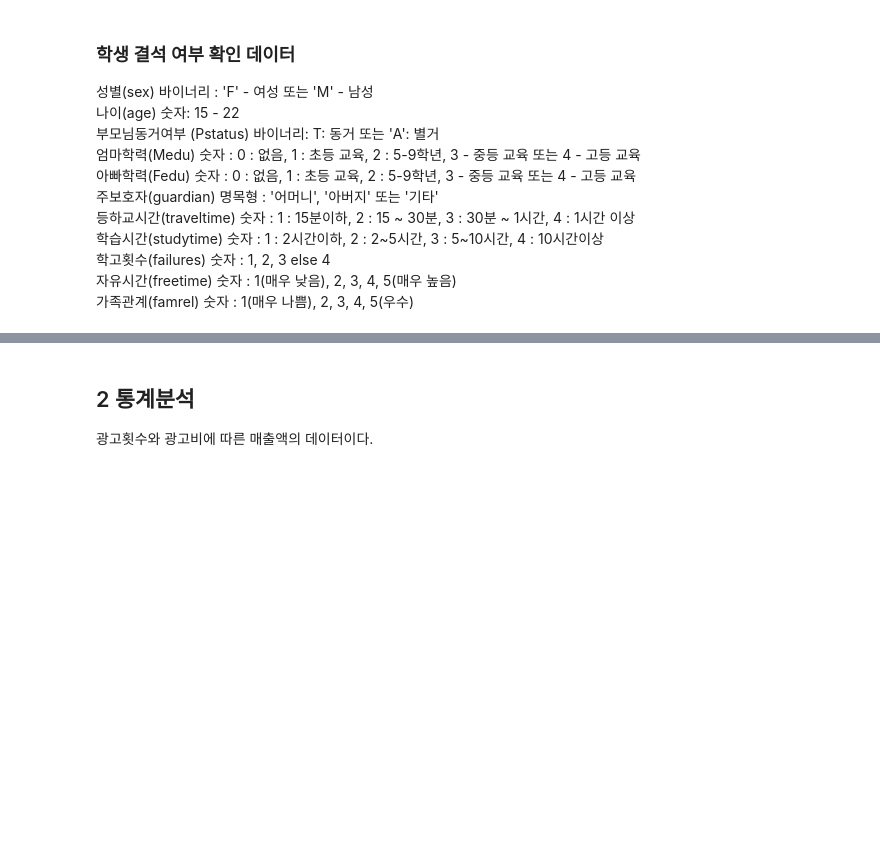
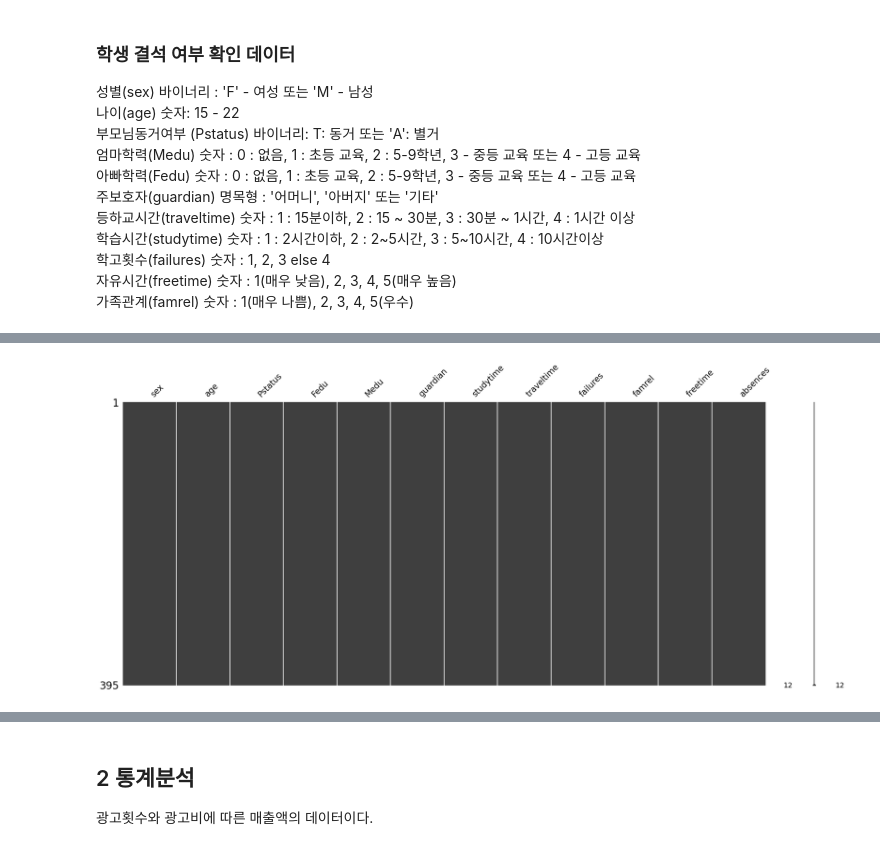
Before and after one commit to Junoflows/ADP, a Jupyter notebook: 문제/ADP_24회_기출.ipynb, the cells around one changed output, grey strips where cells are left out. Cells and saved outputs as stored; diff of their text form; code cells hidden in the pictures; blank space fills up the shorter version.

```diff
--- a/문제/ADP_24회_기출.ipynb
+++ b/문제/ADP_24회_기출.ipynb
@@ -20,0 +164,7 @@
+# %%
+# 결측치 시각화
+import missingno as msno
+msno.matrix(df = df)
+plt.show()
+# %% [output]
+[figure, added]
```
Also changed, not shown: parts of 48 cells of this notebook, 2 other files.
